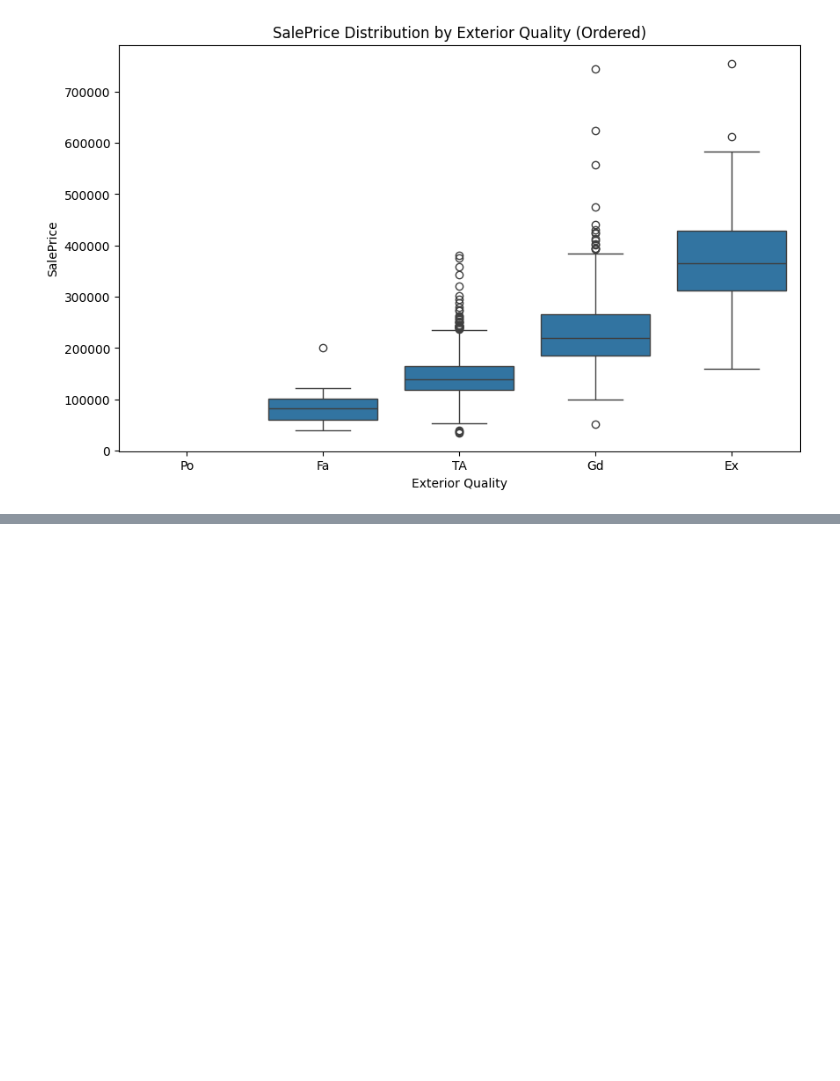
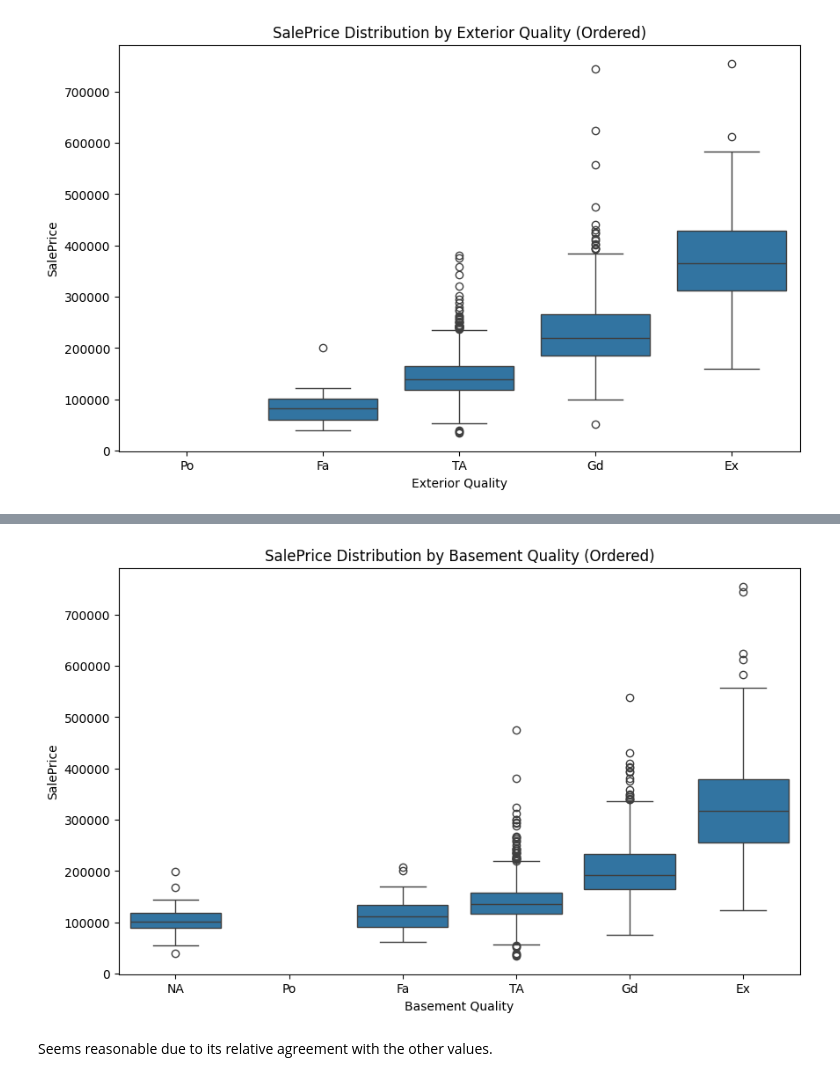
Before and after one commit to rbpernas/Learning_Projects, a Jupyter notebook: House_prices_2.ipynb, the cells around one changed output, grey strips where cells are left out. Cells and saved outputs as stored; diff of their text form; code cells hidden in the pictures; blank space fills up the shorter version.

```diff
--- a/House_prices_2.ipynb
+++ b/House_prices_2.ipynb
@@ -233,0 +327,11 @@ plt.show()
+# %%
+plt.figure(figsize=(10, 6))
+sns.boxplot(x='BsmtQual', y='SalePrice', data=df_obj)
+plt.title('SalePrice Distribution by Basement Quality (Ordered)')
+plt.xlabel('Basement Quality')
+plt.ylabel('SalePrice')
+plt.show()
+# %% [output]
+[figure, added]
+# %% [markdown]
+Seems reasonable due to its relative agreement with the other values.
```
Also changed, not shown: parts of 12 cells of this notebook.
